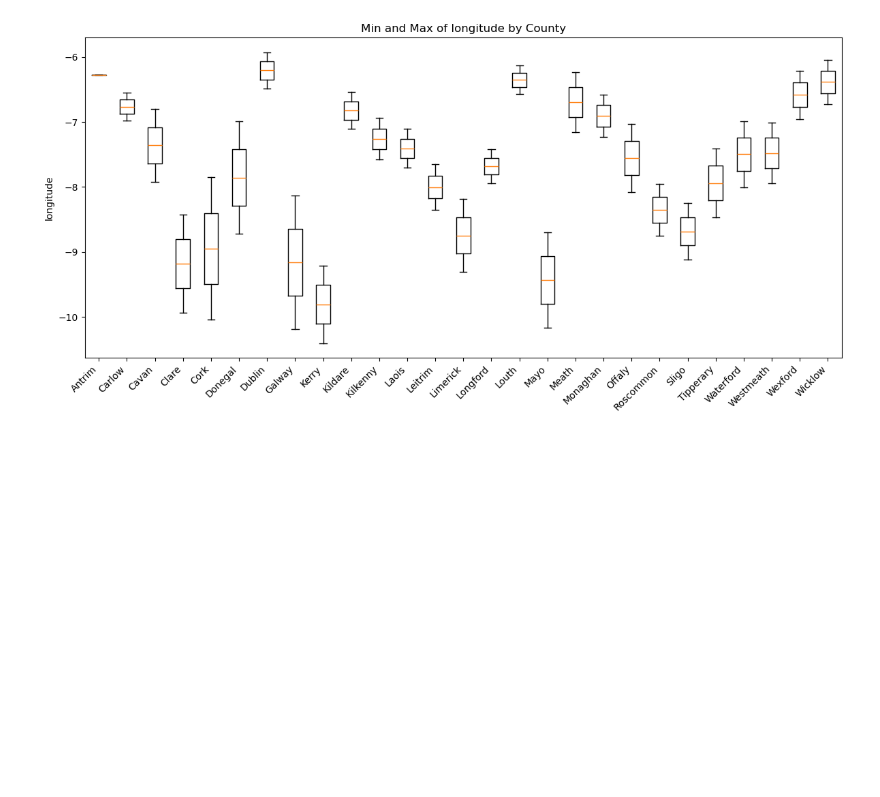
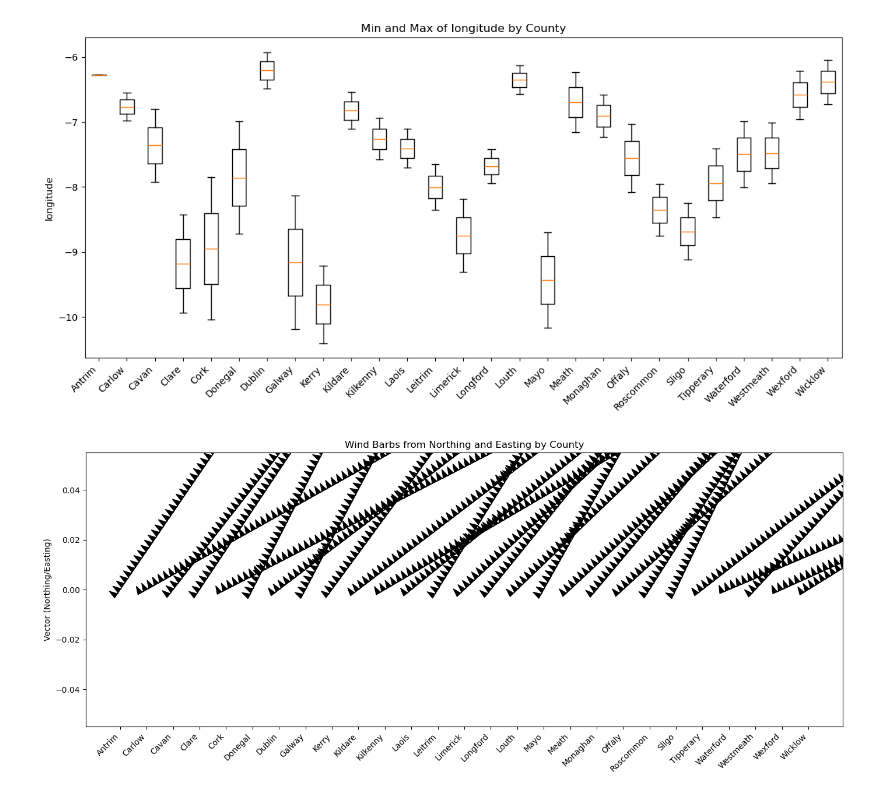
Before and after one commit to IgnacioRiboldi/PFDA-Project, a Jupyter notebook: final-project.ipynb, the cells around one changed output. Saved outputs shown, nothing was run; the diff lists cells and outputs as text; code cells hidden in the pictures; blank space fills up the shorter version.

Commit message:
wind barbs

```diff
--- a/final-project.ipynb
+++ b/final-project.ipynb
@@ -191,3 +191,23 @@ for col in columns_to_plot:
 [figure]
 [figure]
 [figure]
+# %%
+# Mean of min and max
+u = (min_by_county['easting'] + max_by_county['easting']) / 2  # east-west
+v = (min_by_county['northing'] + max_by_county['northing']) / 2  # north-south
+
+counties = min_by_county.index.tolist()
+x_positions = range(len(counties))  # numeric positions for plotting
+
+plt.figure(figsize=(14,6))
+
+# Plot wind barbs
+plt.barbs(x_positions, [0]*len(x_positions), u, v, length=7, pivot='middle')
+
+plt.xticks(x_positions, counties, rotation=45, ha="right")
+plt.title("Wind Barbs from Northing and Easting by County")
+plt.ylabel("Vector (Northing/Easting)")
+plt.tight_layout()
+plt.show()
+# %% [output]
+[figure, added]
```
Also changed, not shown: 1 other file.
